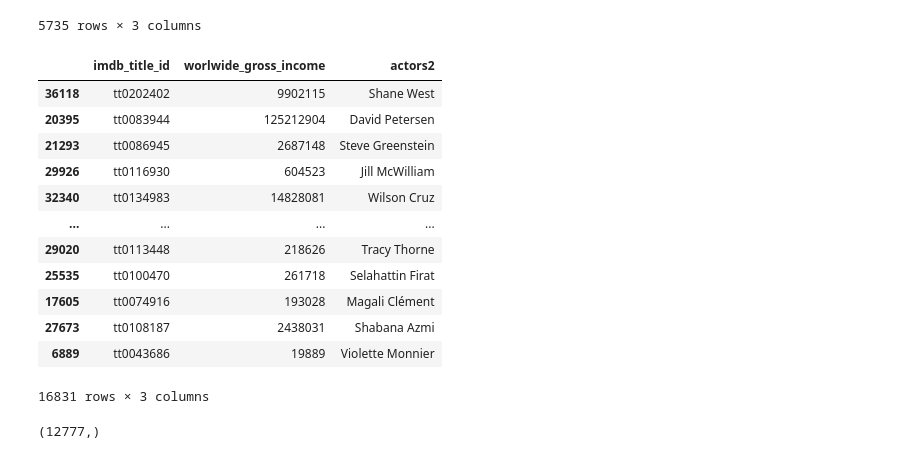
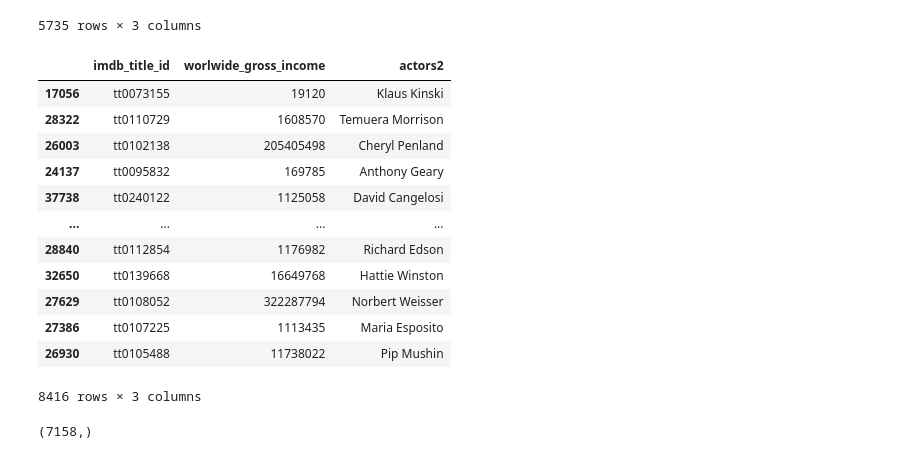
Before and after one commit to eliot1335/Final-Project, a Jupyter notebook: ETL_Ian.ipynb, the cells around one changed output. Cells and saved outputs as stored; diff of their text form; code cells hidden in the pictures.

```diff
--- a/ETL_Ian.ipynb
+++ b/ETL_Ian.ipynb
@@ -4,5 +10,5 @@ import numpy as np
 # %%
-df = pd.read_csv("Resource/IMDB_movies.csv", low_memory=False)
+df = pd.read_csv("/content/drive/MyDrive/Final Project /Final-Project/Resource/IMDb_movies.csv", low_memory=False)
 # %%
 movies_cols = ["imdb_title_id","title", "year", "country", "actors", "usa_gross_income", "worlwide_gross_income"]
 df_movies = df[movies_cols].copy()
@@ -85,19 +91,19 @@ WordWide_Actors_df
 5735 rows × 3 columns
 # %%
 WA = WordWide_Actors_df.explode('actors2')
-WA = WA.sample(frac=.20)
+WA = WA.sample(frac=.10)
 WA
 # %% [output]
 |  | imdb_title_id | worlwide_gross_income | actors2 |
-| 36118 | tt0202402 | 9902115 | Shane West |
-| 20395 | tt0083944 | 125212904 | David Petersen |
-| 21293 | tt0086945 | 2687148 | Steve Greenstein |
-| 29926 | tt0116930 | 604523 | Jill McWilliam |
-| 32340 | tt0134983 | 14828081 | Wilson Cruz |
+| 17056 | tt0073155 | 19120 | Klaus Kinski |
+| 28322 | tt0110729 | 1608570 | Temuera Morrison |
+| 26003 | tt0102138 | 205405498 | Cheryl Penland |
+| 24137 | tt0095832 | 169785 | Anthony Geary |
+| 37738 | tt0240122 | 1125058 | David Cangelosi |
 | ... | ... | ... | ... |
-| 29020 | tt0113448 | 218626 | Tracy Thorne |
-| 25535 | tt0100470 | 261718 | Selahattin Firat |
-| 17605 | tt0074916 | 193028 | Magali Clément |
-| 27673 | tt0108187 | 2438031 | Shabana Azmi |
-| 6889 | tt0043686 | 19889 | Violette Monnier |
+| 28840 | tt0112854 | 1176982 | Richard Edson |
+| 32650 | tt0139668 | 16649768 | Hattie Winston |
+| 27629 | tt0108052 | 322287794 | Norbert Weisser |
+| 27386 | tt0107225 | 1113435 | Maria Esposito |
+| 26930 | tt0105488 | 11738022 | Pip Mushin |
-16831 rows × 3 columns
+8416 rows × 3 columns
@@ -106,7 +114,7 @@ Actor_list = WA['actors2'].unique()
 # %%
 Actor_list.shape
 # %% [output]
-(12777,)
+(7158,)
 # %%
 # X = WA['actors2']
 X = WA['worlwide_gross_income']
```
Also changed, not shown: parts of 37 cells of this notebook.
